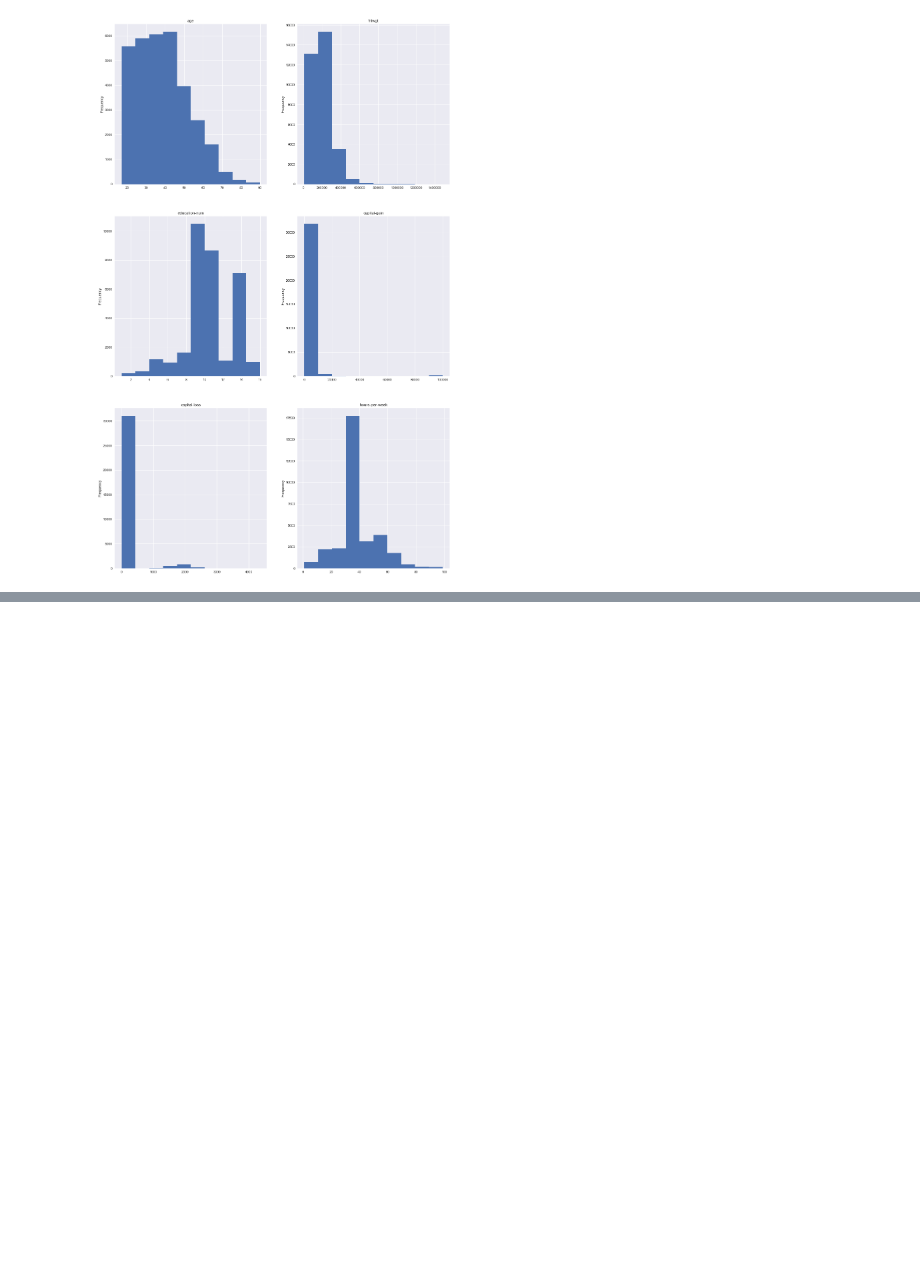
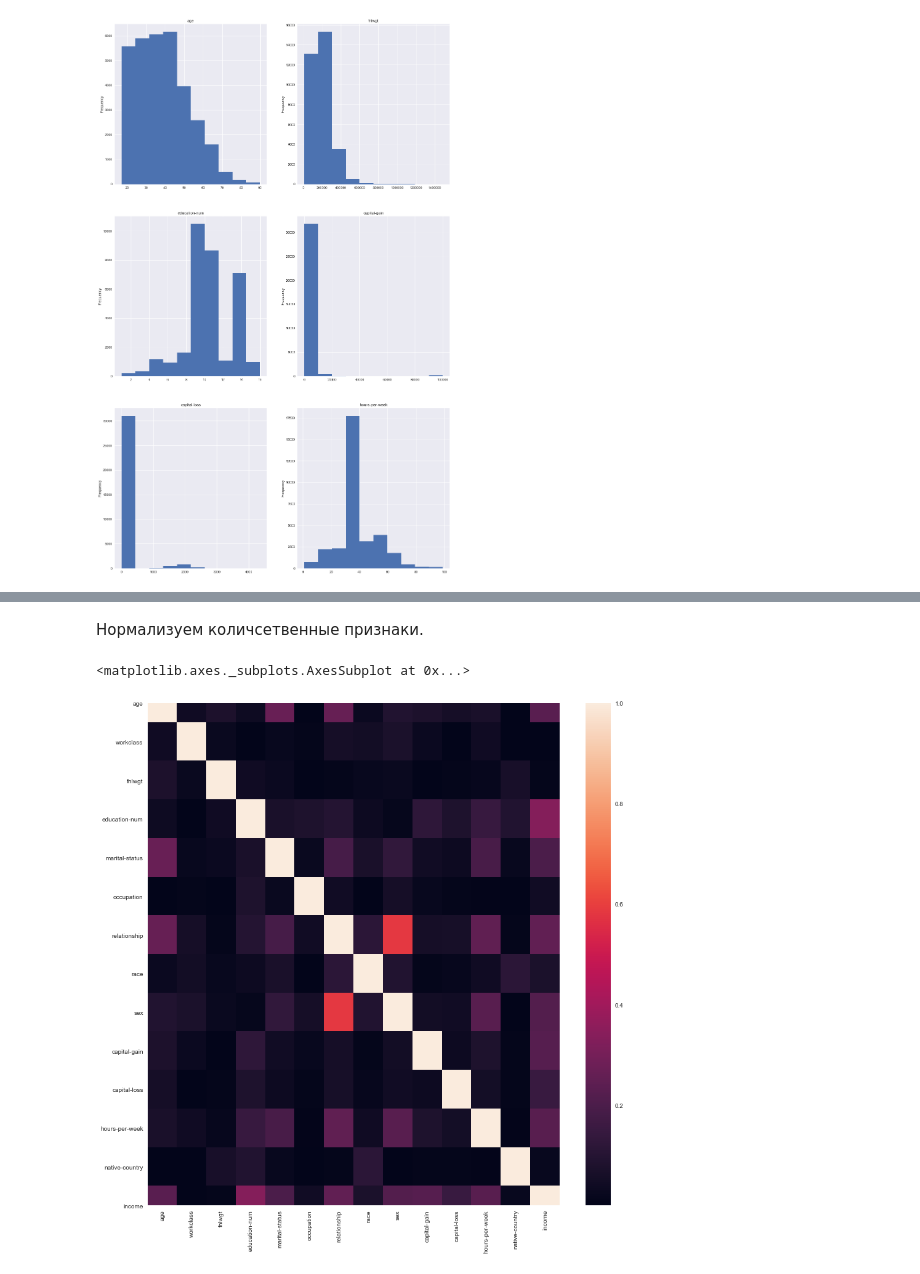
Before and after one commit to AligoruM/ML, a Jupyter notebook: Task1.ipynb, the cells around one changed output, grey strips where cells are left out. Saved outputs shown, nothing was run; the diff lists cells and outputs as text; code cells hidden in the pictures; blank space fills up the shorter version.

```diff
--- a/Task1.ipynb
+++ b/Task1.ipynb
@@ -125,0 +189,3 @@ print(binary)
+# %%
+for col in categorical:
+    print(raw_data[col].value_counts())
@@ -147,0 +242,2 @@ for i in range(len(noncategorical)):
+# %%
+final_data = raw_data.copy()
@@ -147,0 +246,3 @@ for i in range(len(noncategorical)):
+# %%
+final_data[categorical] = final_data[categorical].apply(lambda col:pd.Categorical(col).codes)
+final_data
@@ -147,0 +263,7 @@ for i in range(len(noncategorical)):
+# %%
+to_normalize = ["fnlwgt", "capital-gain","capital-loss", "hours-per-week"]
+
+std_scaler = preprocessing.StandardScaler()
+
+final_data[to_normalize] = std_scaler.fit_transform(final_data[to_normalize])
+final_data
@@ -147,0 +284,8 @@ for i in range(len(noncategorical)):
+# %% [markdown]
+Нормализуем количсетвенные признаки.
+# %%
+plt.figure(figsize=(15,15))
+sns.heatmap(abs(final_data.corr()))
+# %% [output]
+<matplotlib.axes._subplots.AxesSubplot at 0x...>
+[figure, added]
```
Also changed, not shown: parts of 70 cells of this notebook.
